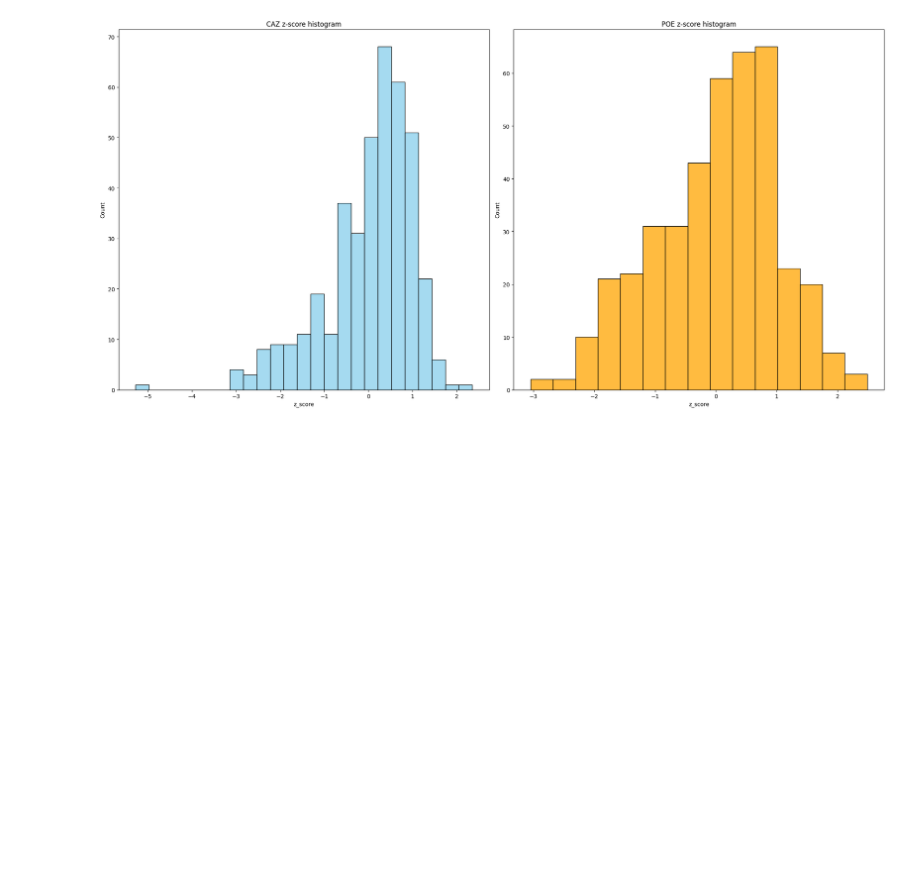
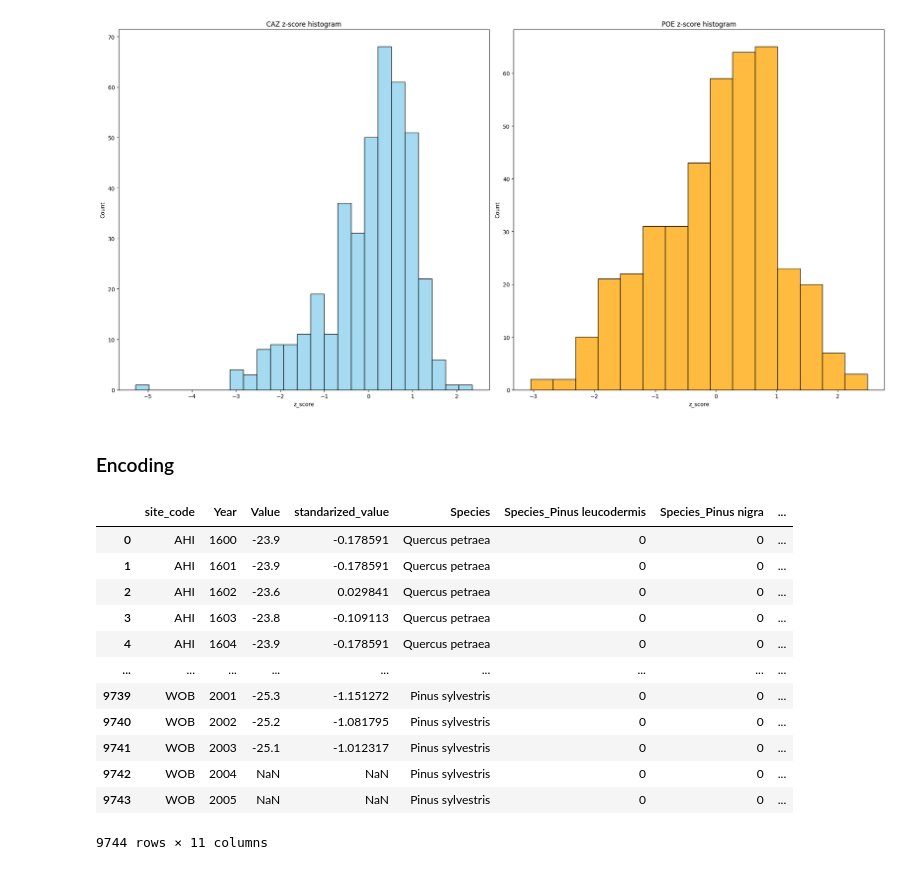
Before and after one commit to Bismont/Tarea1_Alfredo_Debany_Oswaldo, a Jupyter notebook: Testing.ipynb, the cells around one changed output. Saved outputs shown, nothing was run; the diff lists cells and outputs as text; code cells hidden in the pictures; blank space fills up the shorter version.

Commit message:
Hot encoding for species

```diff
--- a/Testing.ipynb
+++ b/Testing.ipynb
@@ -581,3 +581,24 @@ plt.tight_layout()
 plt.show()
 # %% [output]
 [figure]
+# %% [markdown]
+### Encoding
+# %%
+species_encoded = pd.get_dummies(df_data_interpol_species['Species'], prefix='Species') * 1
+df_encoded = pd.concat([df_data_interpol_species, species_encoded], axis=1)
+# %%
+df_encoded
+# %% [output]
+|  | site_code | Year | Value | standarized_value | Species | Species_Pinus leucodermis | Species_Pinus nigra | ... |
+| 0 | AHI | 1600 | -23.9 | -0.178591 | Quercus petraea | 0 | 0 | ... |
+| 1 | AHI | 1601 | -23.9 | -0.178591 | Quercus petraea | 0 | 0 | ... |
+| 2 | AHI | 1602 | -23.6 | 0.029841 | Quercus petraea | 0 | 0 | ... |
+| 3 | AHI | 1603 | -23.8 | -0.109113 | Quercus petraea | 0 | 0 | ... |
+| 4 | AHI | 1604 | -23.9 | -0.178591 | Quercus petraea | 0 | 0 | ... |
+| ... | ... | ... | ... | ... | ... | ... | ... | ... |
+| 9739 | WOB | 2001 | -25.3 | -1.151272 | Pinus sylvestris | 0 | 0 | ... |
+| 9740 | WOB | 2002 | -25.2 | -1.081795 | Pinus sylvestris | 0 | 0 | ... |
+| 9741 | WOB | 2003 | -25.1 | -1.012317 | Pinus sylvestris | 0 | 0 | ... |
+| 9742 | WOB | 2004 | NaN | NaN | Pinus sylvestris | 0 | 0 | ... |
+| 9743 | WOB | 2005 | NaN | NaN | Pinus sylvestris | 0 | 0 | ... |
+9744 rows × 11 columns
```
